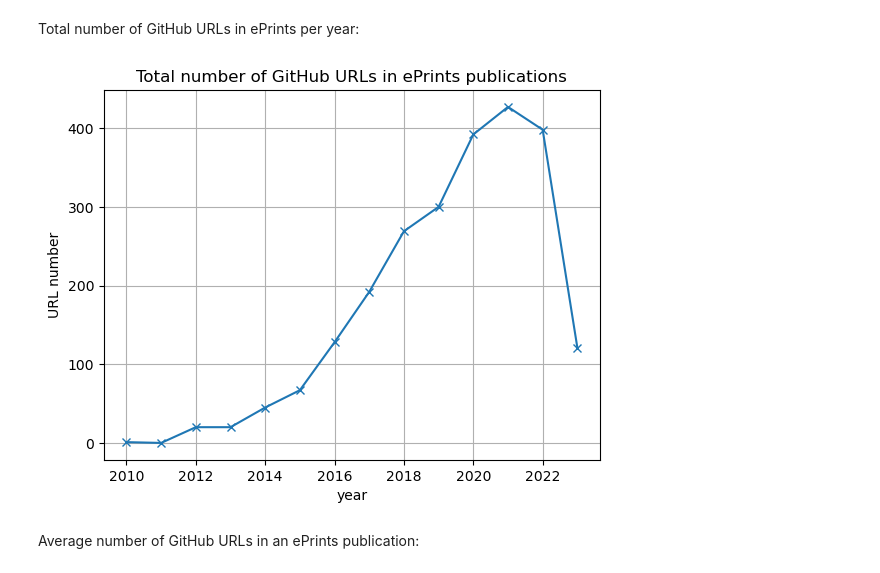
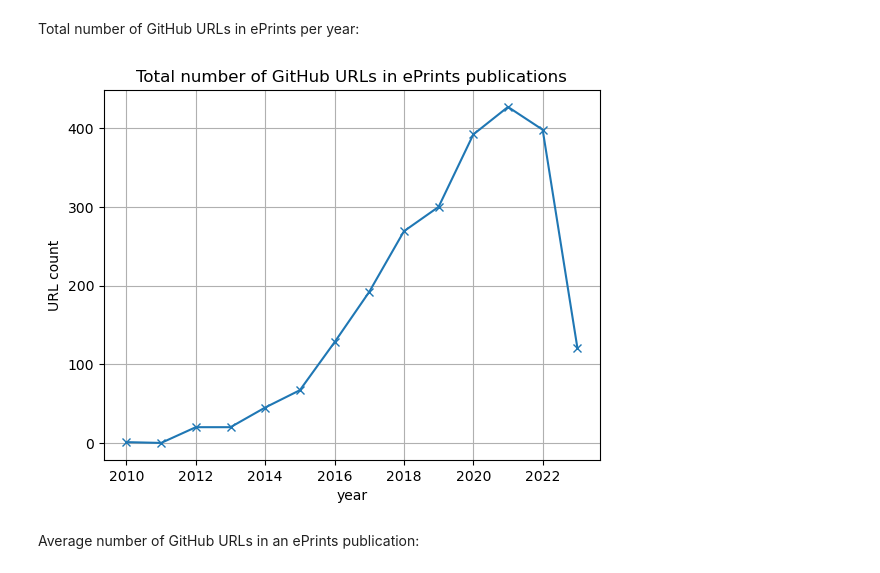
Before and after one commit to softwaresaved/rse-repo-analysis, a Jupyter notebook: analysis/eprints.ipynb, the cells around one changed output. Saved outputs shown, nothing was run; the diff lists cells and outputs as text; code cells hidden in the pictures.

```diff
--- a/analysis/eprints.ipynb
+++ b/analysis/eprints.ipynb
@@ -57,15 +57,15 @@ Total number of GitHub URLs in ePrints per year:
 # %%
 urls_per_year = df.groupby("year")['github_user_cleaned_url'].count()
 urls_per_year.plot(
     xlabel="year",
-    ylabel="URL number",
+    ylabel="URL count",
     title="Total number of GitHub URLs in ePrints publications",
     marker="x",
     grid=True
 )
 plt.savefig("../data/analysis/overall/github_in_eprints.png")
 # %% [output]
-[figure, old version]
+[figure, new version]
 # %% [markdown]
 Average number of GitHub URLs in an ePrints publication:
 # %%
```
Also changed, not shown: parts of 4 cells of this notebook, 2 other files.
